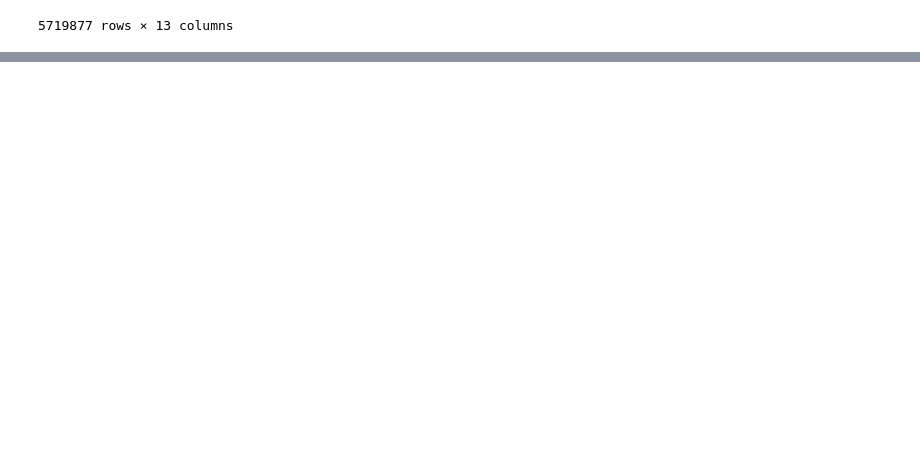
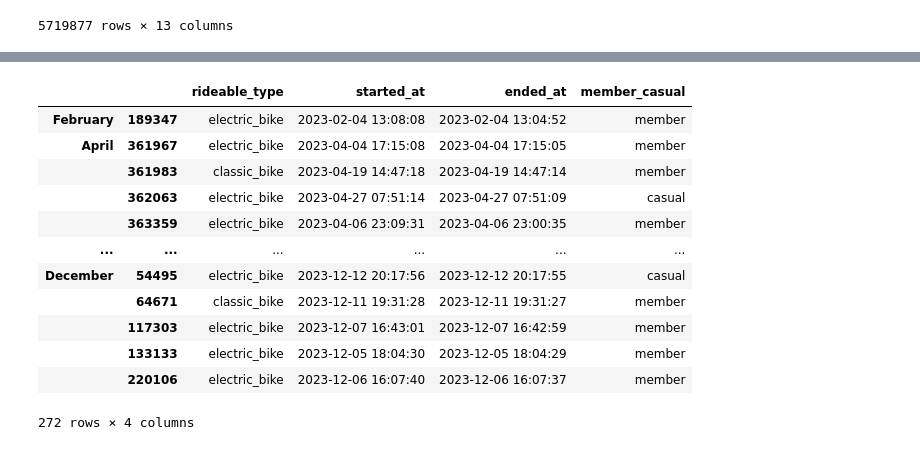
Before and after one commit to SummerKassem/BikeShareCS, a Jupyter notebook: Code/bike_share_analysis.ipynb, the cells around one changed output, grey strips where cells are left out. Cells and saved outputs as stored; diff of their text form; code cells hidden in the pictures; blank space fills up the shorter version.

```diff
--- a/Code/bike_share_analysis.ipynb
+++ b/Code/bike_share_analysis.ipynb
@@ -111,0 +367,19 @@ dtype: int64
+# %%
+#15
+# find the entries where end_before_start is True
+end_before_start_DF = cleaned_data1[:][end_before_start]
+end_before_start_DF#.reindex(month_order)
+# %% [output]
+|  |  | rideable_type | started_at | ended_at | member_casual |
+| February | 189347 | electric_bike | 2023-02-04 13:08:08 | 2023-02-04 13:04:52 | member |
+| April | 361967 | electric_bike | 2023-04-04 17:15:08 | 2023-04-04 17:15:05 | member |
+|  | 361983 | classic_bike | 2023-04-19 14:47:18 | 2023-04-19 14:47:14 | member |
+|  | 362063 | electric_bike | 2023-04-27 07:51:14 | 2023-04-27 07:51:09 | casual |
+|  | 363359 | electric_bike | 2023-04-06 23:09:31 | 2023-04-06 23:00:35 | member |
+| ... | ... | ... | ... | ... | ... |
+| December | 54495 | electric_bike | 2023-12-12 20:17:56 | 2023-12-12 20:17:55 | casual |
+|  | 64671 | classic_bike | 2023-12-11 19:31:28 | 2023-12-11 19:31:27 | member |
+|  | 117303 | electric_bike | 2023-12-07 16:43:01 | 2023-12-07 16:42:59 | member |
+|  | 133133 | electric_bike | 2023-12-05 18:04:30 | 2023-12-05 18:04:29 | member |
+|  | 220106 | electric_bike | 2023-12-06 16:07:40 | 2023-12-06 16:07:37 | member |
+272 rows × 4 columns
```
Also changed, not shown: parts of 33 cells of this notebook, 15 other files.
